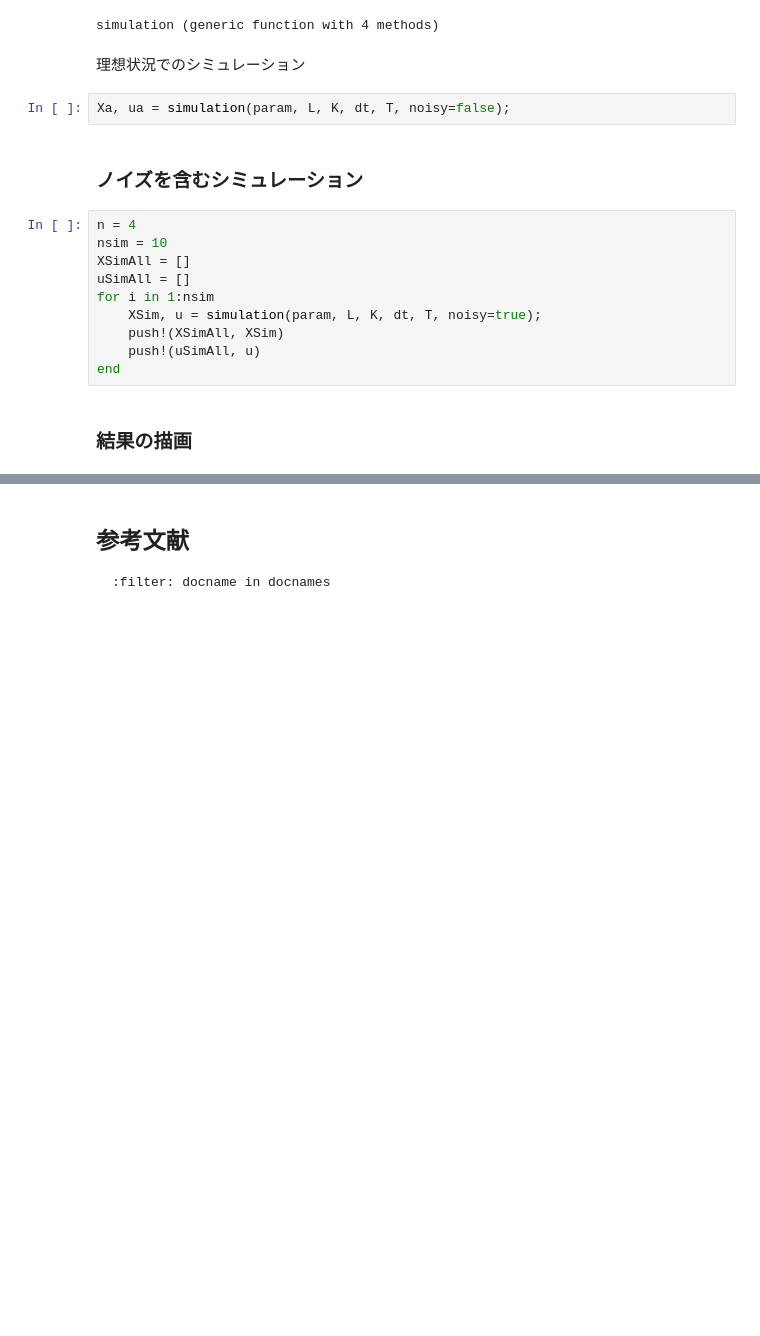
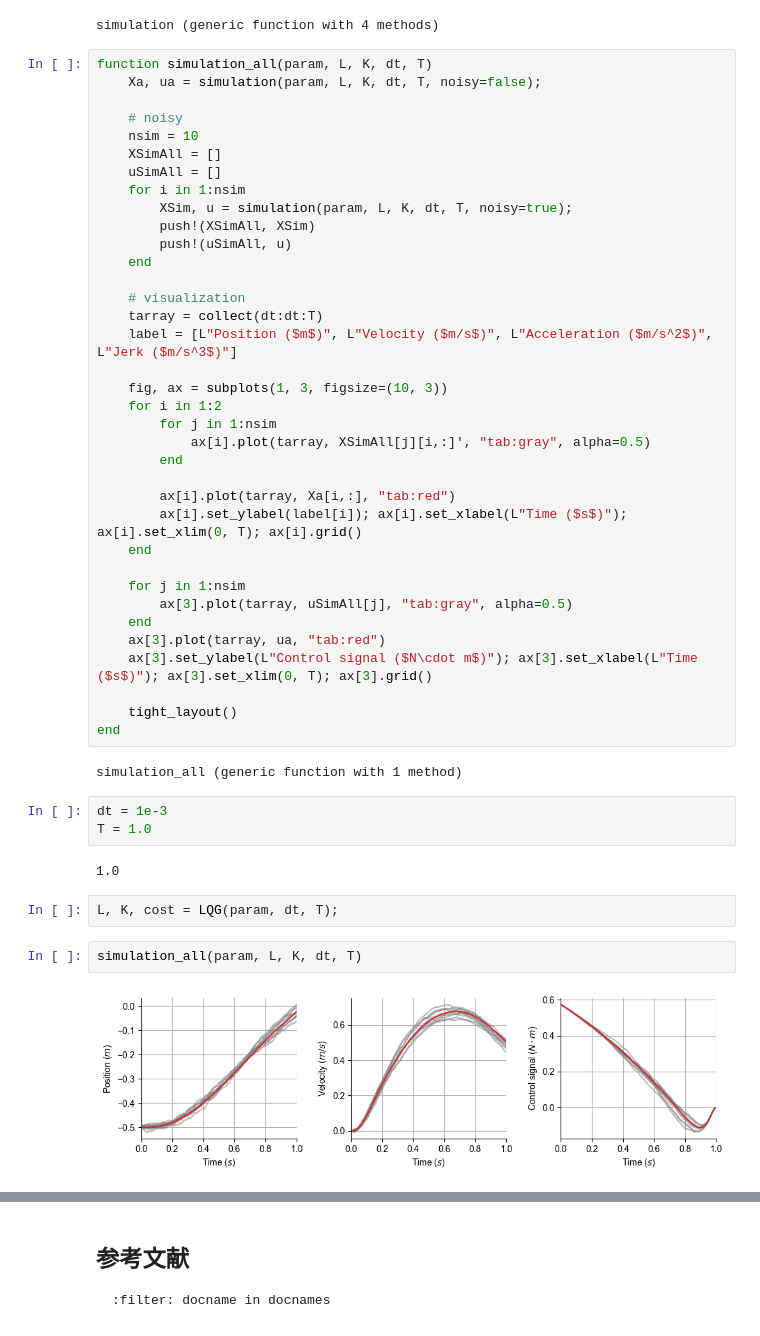
Before and after one commit to compneuro-julia/compneuro-julia-management, a Jupyter notebook: precontents/ofc.ipynb, the cells around one changed output, grey strips where cells are left out. Cells and saved outputs as stored; diff of their text form; blank space fills up the shorter version.

```diff
--- a/precontents/ofc.ipynb
+++ b/precontents/ofc.ipynb
@@ -245,21 +249,52 @@ function simulation(param::SaccadeModelParameter, L, K, dt=0.001, T=2.0, init_po
 end
 # %% [output]
 simulation (generic function with 4 methods)
-# %% [markdown]
-理想状況でのシミュレーション
+# %%
+function simulation_all(param, L, K, dt, T)
+    Xa, ua = simulation(param, L, K, dt, T, noisy=false);
+
+    # noisy
+    nsim = 10
+    XSimAll = []
+    uSimAll = []
+    for i in 1:nsim
+        XSim, u = simulation(param, L, K, dt, T, noisy=true);
+        push!(XSimAll, XSim)
+        push!(uSimAll, u)
+    end
+
+    # visualization
+    tarray = collect(dt:dt:T)
+    label = [L"Position ($m$)", L"Velocity ($m/s$)", L"Acceleration ($m/s^2$)", L"Jerk ($m/s^3$)"]
+
+    fig, ax = subplots(1, 3, figsize=(10, 3))
+    for i in 1:2
+        for j in 1:nsim
+            ax[i].plot(tarray, XSimAll[j][i,:]', "tab:gray", alpha=0.5)
+        end
+
+        ax[i].plot(tarray, Xa[i,:], "tab:red")
+        ax[i].set_ylabel(label[i]); ax[i].set_xlabel(L"Time ($s$)"); ax[i].set_xlim(0, T); ax[i].grid()
+    end
+
+    for j in 1:nsim
+        ax[3].plot(tarray, uSimAll[j], "tab:gray", alpha=0.5)
+    end
+    ax[3].plot(tarray, ua, "tab:red")
+    ax[3].set_ylabel(L"Control signal ($N\cdot m$)"); ax[3].set_xlabel(L"Time ($s$)"); ax[3].set_xlim(0, T); ax[3].grid()
+
+    tight_layout()
+end
+# %% [output]
+simulation_all (generic function with 1 method)
+# %%
+dt = 1e-3
+T = 1.0
+# %% [output]
+1.0
+# %%
+L, K, cost = LQG(param, dt, T);
 # %%
-Xa, ua = simulation(param, L, K, dt, T, noisy=false);
+simulation_all(param, L, K, dt, T)
+# %% [output]
+[figure, added]
-# %% [markdown]
-### ノイズを含むシミュレーション
-# %%
-n = 4
-nsim = 10
-XSimAll = []
-uSimAll = []
-for i in 1:nsim
-    XSim, u = simulation(param, L, K, dt, T, noisy=true);
-    push!(XSimAll, XSim)
-    push!(uSimAll, u)
-end
-# %% [markdown]
-### 結果の描画
```
Also changed, not shown: parts of 19 cells of this notebook.
